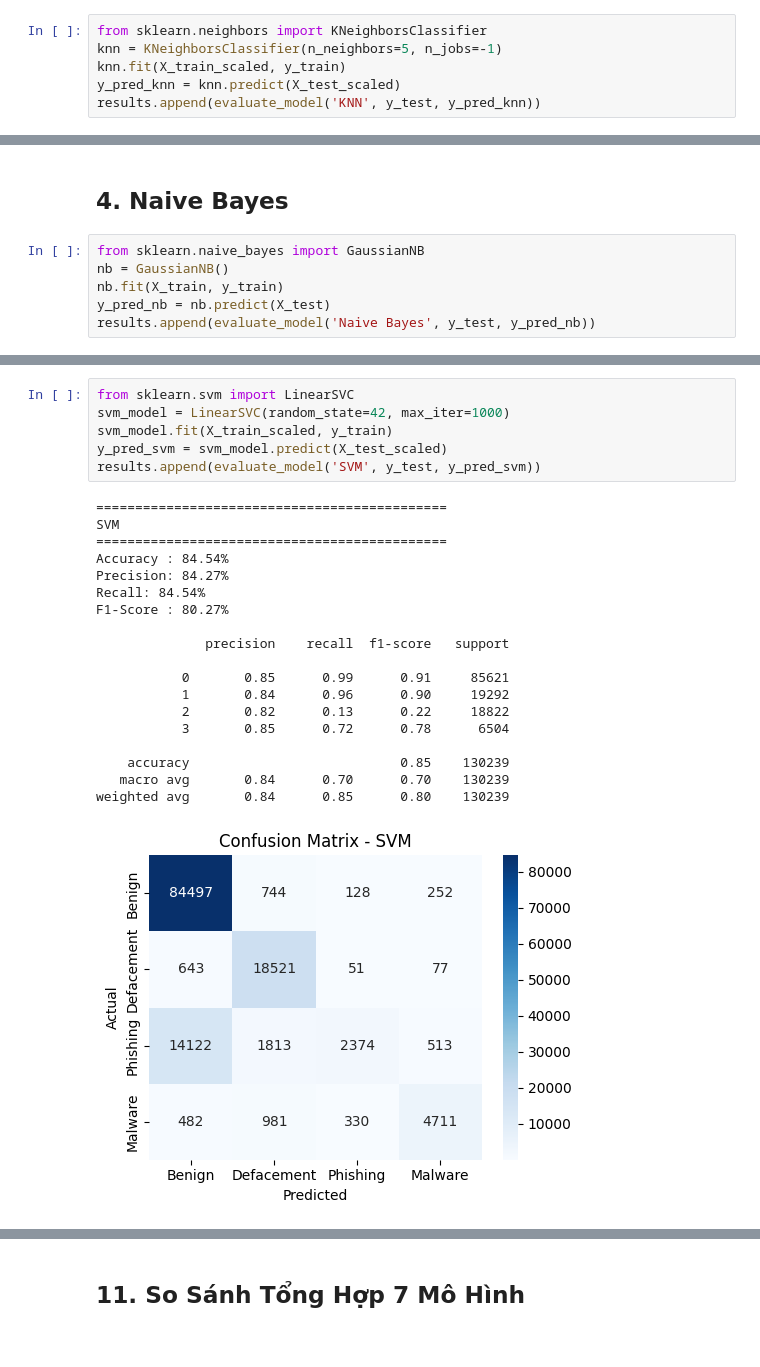
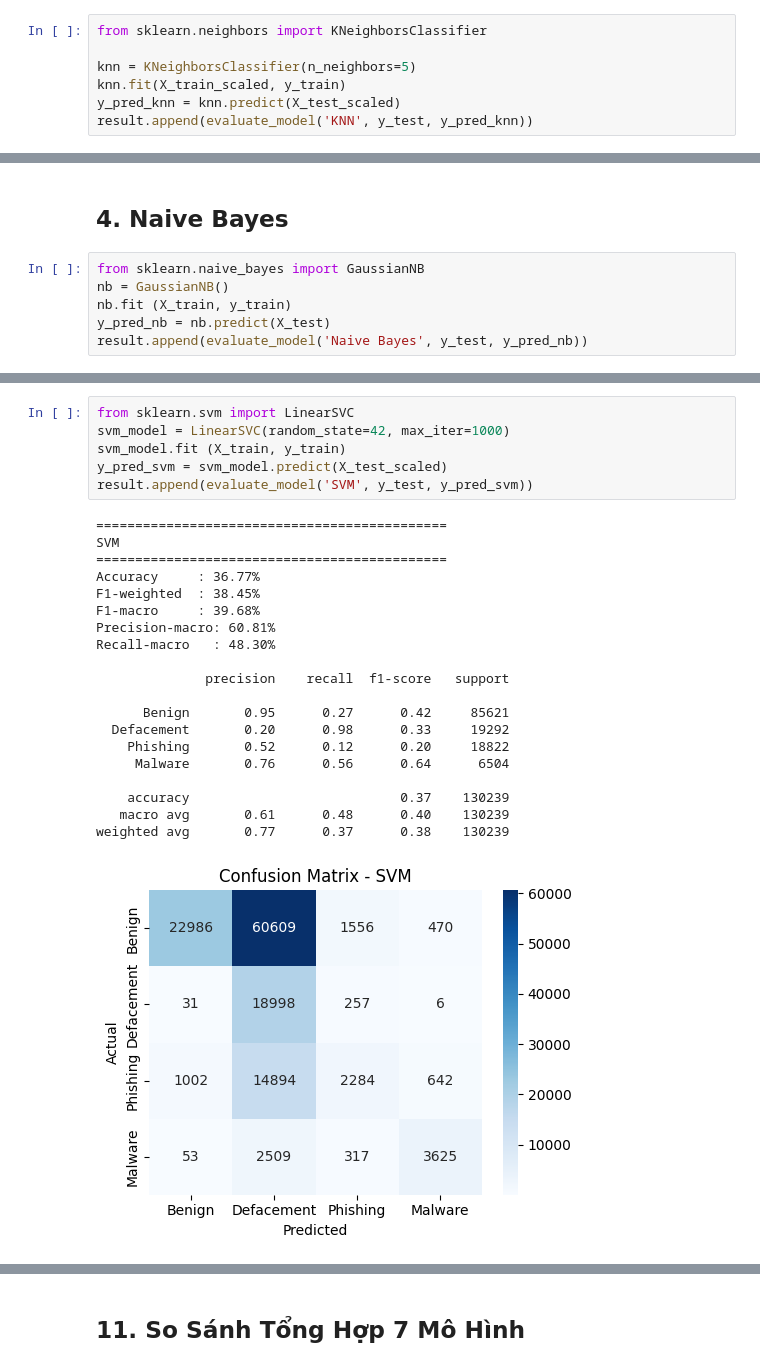
Before and after one commit to ngocanh-ph/malicious-url-detection, a Jupyter notebook: notebooks/02_ML_models.ipynb, the cells around one changed output, grey strips where cells are left out. Cells and saved outputs as stored; diff of their text form.

```diff
--- a/notebooks/02_ML_models.ipynb
+++ b/notebooks/02_ML_models.ipynb
@@ -68,9 +67,10 @@ results = []
 # %%
 from sklearn.neighbors import KNeighborsClassifier
-knn = KNeighborsClassifier(n_neighbors=5, n_jobs=-1)
+
+knn = KNeighborsClassifier(n_neighbors=5)
 knn.fit(X_train_scaled, y_train)
 y_pred_knn = knn.predict(X_test_scaled)
-results.append(evaluate_model('KNN', y_test, y_pred_knn))
+result.append(evaluate_model('KNN', y_test, y_pred_knn))
 # %% [output]
 =============================================
 KNN
@@ -96,9 +97,9 @@ weighted avg       0.91      0.91      0.91    130239
 # %%
 from sklearn.naive_bayes import GaussianNB
 nb = GaussianNB()
-nb.fit(X_train, y_train)
+nb.fit (X_train, y_train)
 y_pred_nb = nb.predict(X_test)
-results.append(evaluate_model('Naive Bayes', y_test, y_pred_nb))
+result.append(evaluate_model('Naive Bayes', y_test, y_pred_nb))
 # %% [output]
 =============================================
 Naive Bayes
@@ -152,27 +155,28 @@ weighted avg       0.87      0.87      0.85    130239
 # %%
 from sklearn.svm import LinearSVC
 svm_model = LinearSVC(random_state=42, max_iter=1000)
-svm_model.fit(X_train_scaled, y_train)
+svm_model.fit (X_train, y_train)
 y_pred_svm = svm_model.predict(X_test_scaled)
-results.append(evaluate_model('SVM', y_test, y_pred_svm))
+result.append(evaluate_model('SVM', y_test, y_pred_svm))
 # %% [output]
 =============================================
 SVM
 =============================================
-Accuracy : 84.54%
-Precision: 84.27%
-Recall: 84.54%
-F1-Score : 80.27%
+Accuracy     : 36.77%
+F1-weighted  : 38.45%
+F1-macro     : 39.68%
+Precision-macro: 60.81%
+Recall-macro   : 48.30%
 
               precision    recall  f1-score   support
 
-           0       0.85      0.99      0.91     85621
-           1       0.84      0.96      0.90     19292
-           2       0.82      0.13      0.22     18822
-           3       0.85      0.72      0.78      6504
+      Benign       0.95      0.27      0.42     85621
+  Defacement       0.20      0.98      0.33     19292
+    Phishing       0.52      0.12      0.20     18822
+     Malware       0.76      0.56      0.64      6504
 
-    accuracy                           0.85    130239
-   macro avg       0.84      0.70      0.70    130239
-weighted avg       0.84      0.85      0.80    130239
+    accuracy                           0.37    130239
+   macro avg       0.61      0.48      0.40    130239
+weighted avg       0.77      0.37      0.38    130239
-[figure, old version]
+[figure, new version]
 # %% [markdown]
```
Also changed, not shown: parts of 27 cells of this notebook, 5 other files.
